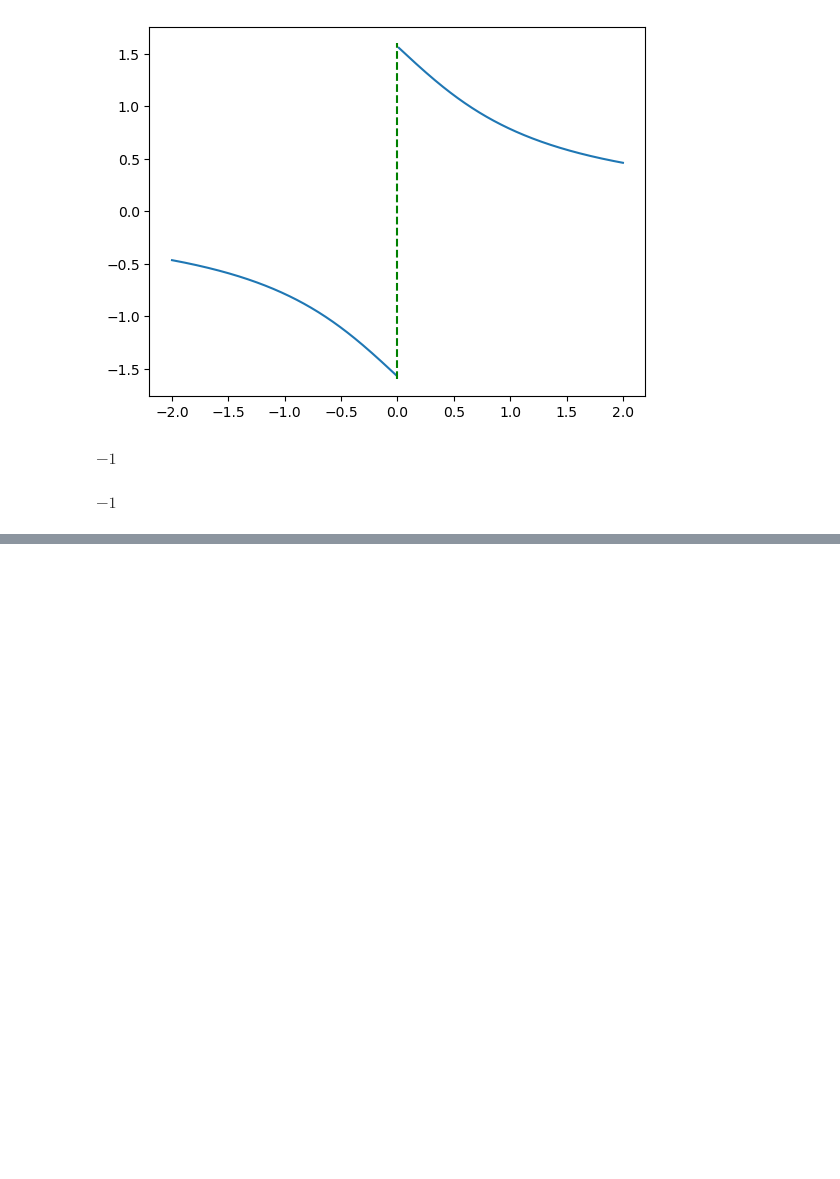
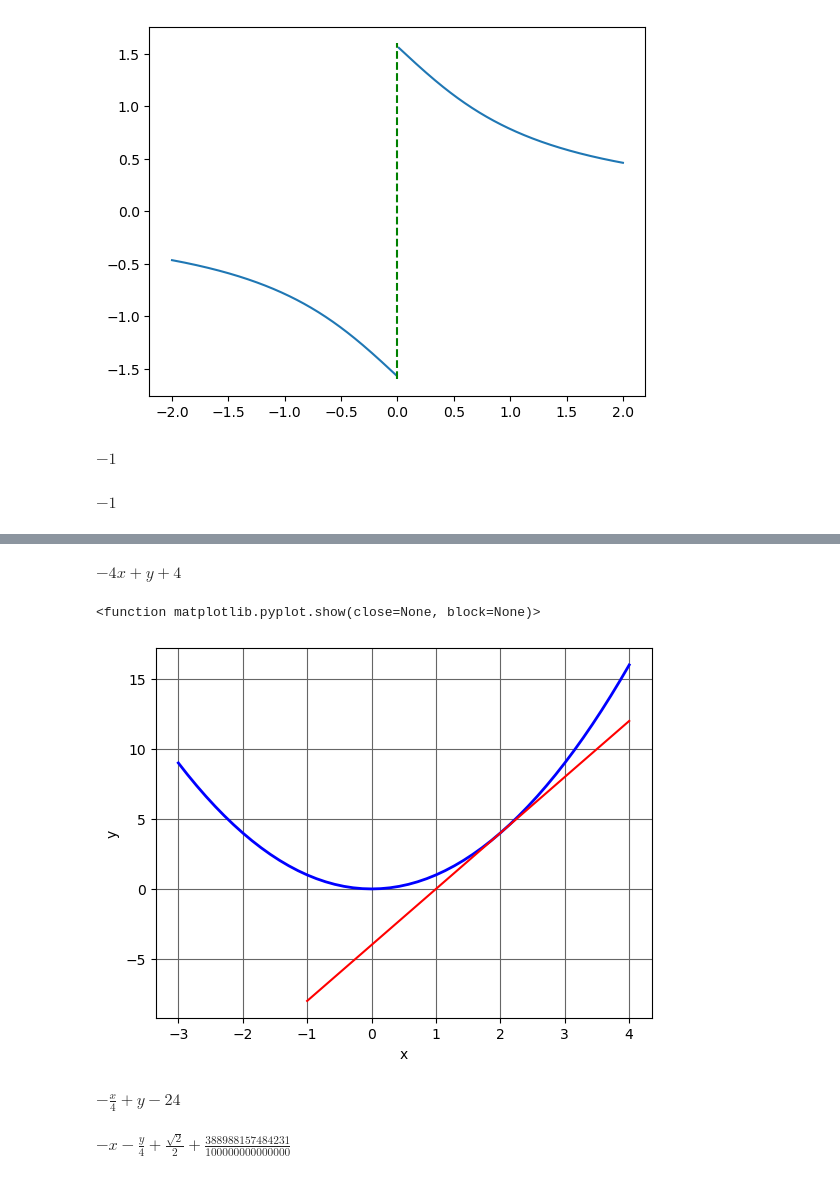
Before and after one commit to igor-novozhilov/Math_with_Python, a Jupyter notebook: 2025-05-13_Matematika_na_Python.ipynb, the cells around one changed output, grey strips where cells are left out. Saved outputs shown, nothing was run; the diff lists cells and outputs as text; code cells hidden in the pictures; blank space fills up the shorter version.

```diff
--- a/2025-05-13_Matematika_na_Python.ipynb
+++ b/2025-05-13_Matematika_na_Python.ipynb
@@ -449,0 +470,55 @@ $\displaystyle -1$
+# %%
+# Провести касательную к графику функции y= x**2
+from sympy import *
+x = symbols('x')
+
+y = x**2
+x0 = 2
+'Метод equation() позволяет вывести общее уравнение прямой'
+tangent(y, x0).equation()
+# %% [output]
+$\displaystyle - 4 x + y + 4$
+# %%
+# Пример 8
+'Графическая иллюстрация'
+import numpy as np
+import matplotlib.pyplot as plt
+
+'График функции'
+x = np.linspace(-3, 4, 50)
+y1 = x**2
+plt.plot(x, y1, lw=2, c ='b')
+
+'График касательной'
+x = np.linspace(-1, 4, 50)
+y2 = 4*x - 4
+plt.plot(x, y2, c = 'r')
+plt.xlabel('x')
+plt.ylabel('y')
+
+'Сетка'
+plt.grid(True, linestyle = '-', color = '0.4')
+
+plt.show
+# %% [output]
+<function matplotlib.pyplot.show(close=None, block=None)>
+[figure, added]
+# %%
+# Пример 9
+"Найти уравнение касательной и нормали к графику функции в точке с абсциссой х0=64"
+from sympy import *
+x = symbols('x')
+y = 6*(x**(1/3)) + 2*(sqrt(x))
+х0 = 64
+y0 = y.subs(x, x0)
+'Касательная'
+l = tangent(y, 64)
+l.equation()
+# %% [output]
+$\displaystyle - \frac{x}{4} + y - 24$
+# %%
+'Нормаль'
+p = Point(x0, y0)
+l.perpendicular_line(p).equation()
+# %% [output]
+$\displaystyle - x - \frac{y}{4} + \frac{\sqrt{2}}{2} + \frac{388988157484231}{100000000000000}$
```
Also changed, not shown: parts of 5 cells of this notebook.
